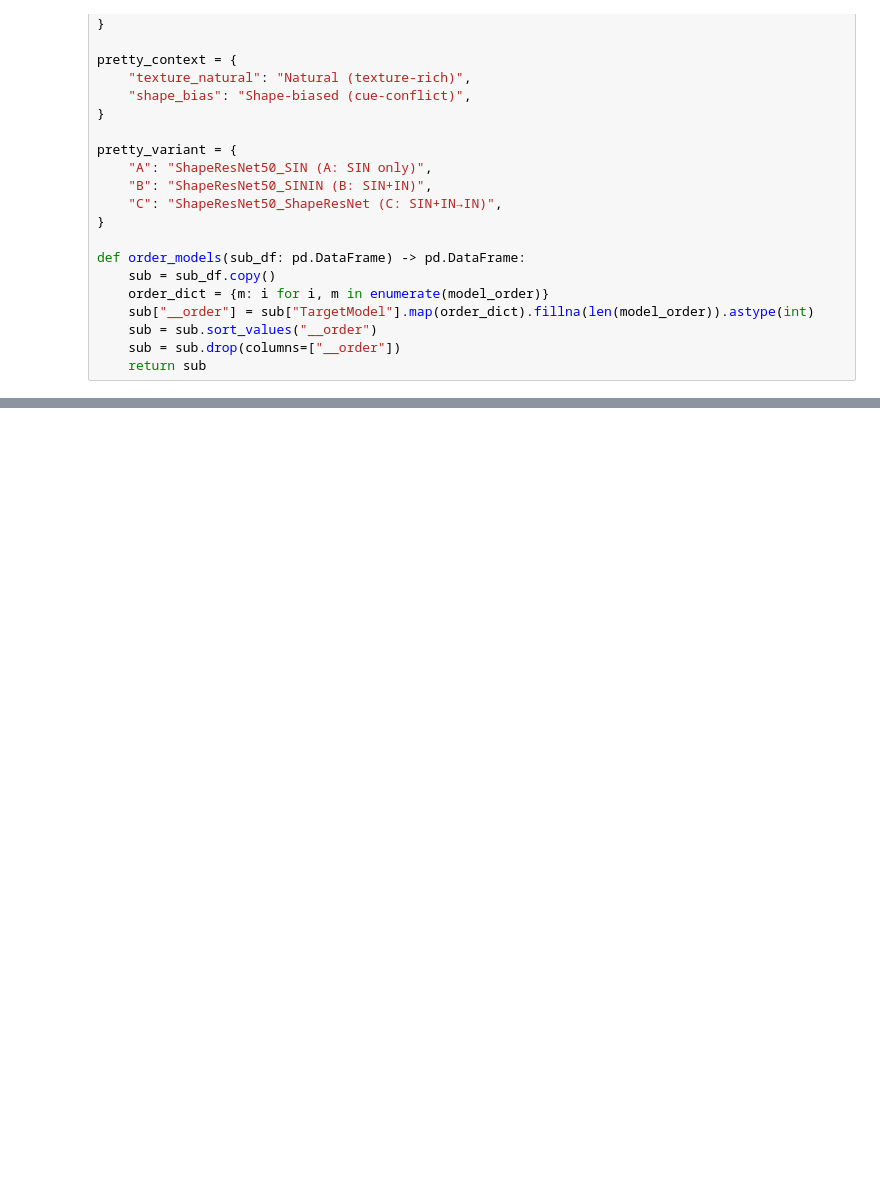
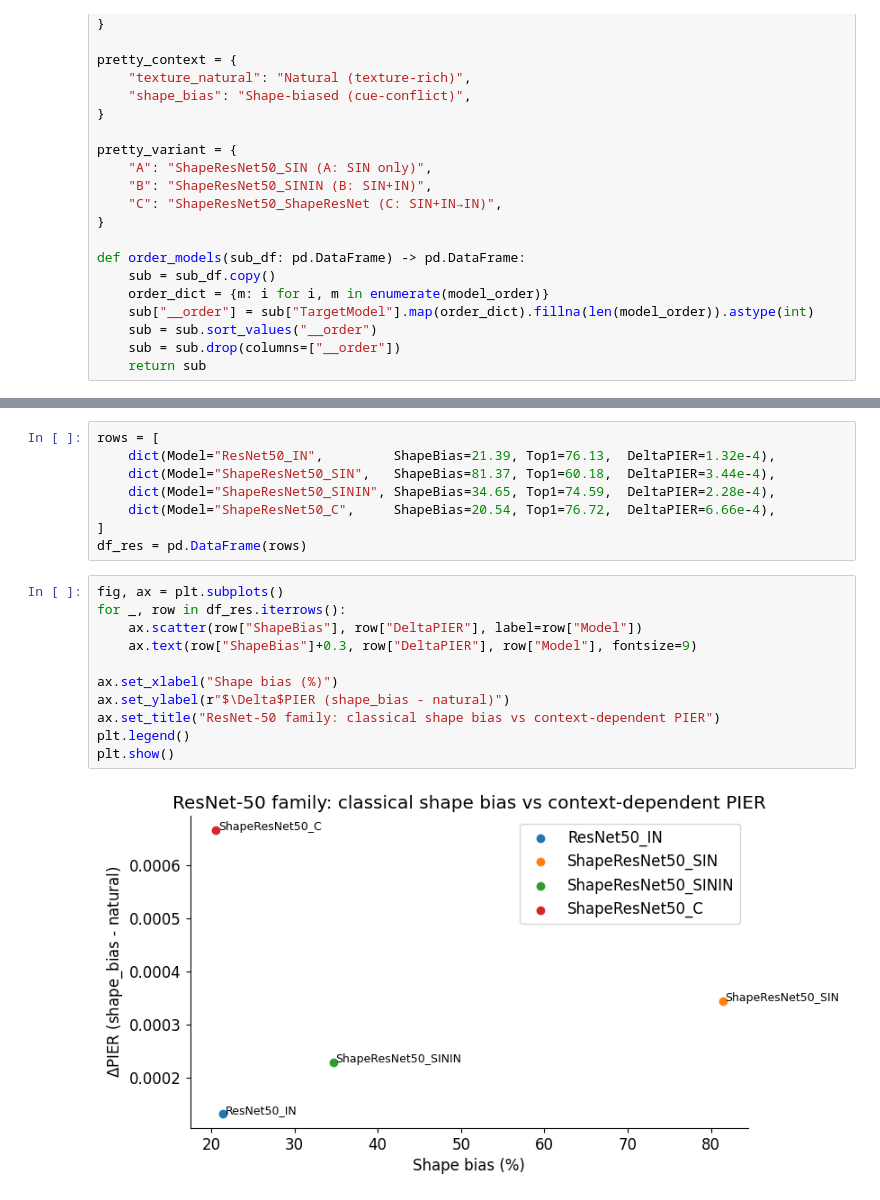
Before and after one commit to youlei202/ISQED, a Jupyter notebook: notebooks/12_shape_bias_texture_separated.ipynb, the cells around one changed output, grey strips where cells are left out. Drawn from its saved outputs; the diff is of its cells as text; blank space fills up the shorter version.

```diff
--- a/notebooks/12_shape_bias_texture_separated.ipynb
+++ b/notebooks/12_shape_bias_texture_separated.ipynb
@@ -290,0 +354,21 @@ summary.head(20)
+# %%
+rows = [
+    dict(Model="ResNet50_IN",         ShapeBias=21.39, Top1=76.13,  DeltaPIER=1.32e-4),
+    dict(Model="ShapeResNet50_SIN",   ShapeBias=81.37, Top1=60.18,  DeltaPIER=3.44e-4),
+    dict(Model="ShapeResNet50_SININ", ShapeBias=34.65, Top1=74.59,  DeltaPIER=2.28e-4),
+    dict(Model="ShapeResNet50_C",     ShapeBias=20.54, Top1=76.72,  DeltaPIER=6.66e-4),
+]
+df_res = pd.DataFrame(rows)
+# %%
+fig, ax = plt.subplots()
+for _, row in df_res.iterrows():
+    ax.scatter(row["ShapeBias"], row["DeltaPIER"], label=row["Model"])
+    ax.text(row["ShapeBias"]+0.3, row["DeltaPIER"], row["Model"], fontsize=9)
+
+ax.set_xlabel("Shape bias (%)")
+ax.set_ylabel(r"$\Delta$PIER (shape_bias - natural)")
+ax.set_title("ResNet-50 family: classical shape bias vs context-dependent PIER")
+plt.legend()
+plt.show()
+# %% [output]
+[figure, added]
```
Also changed, not shown: parts of 10 cells of this notebook, 1 other file.
